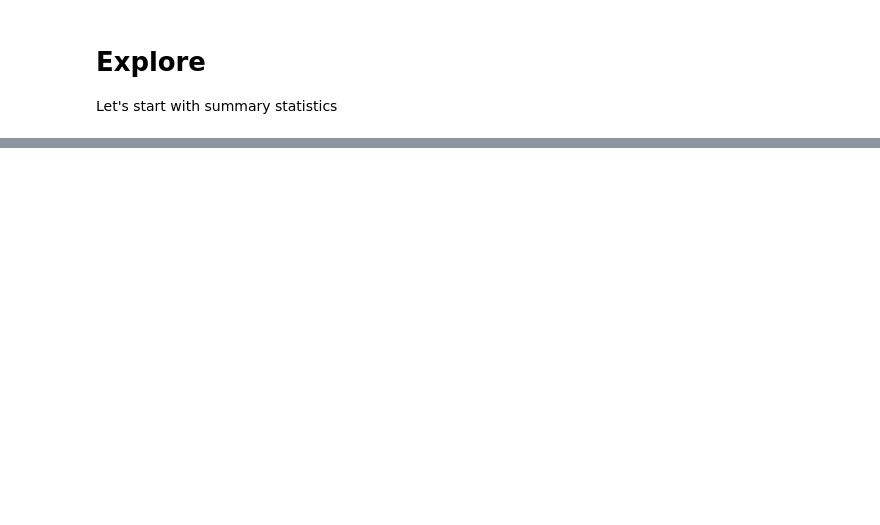
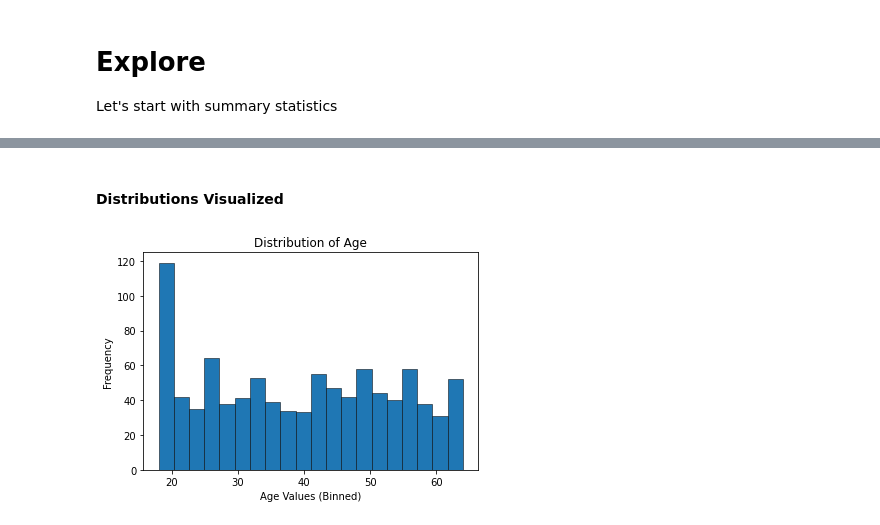
Before and after one commit to adam-gomez/codeacademy-data-science, a Jupyter notebook: us_medical_insurance_costs.ipynb, the cells around one changed output, grey strips where cells are left out. Drawn from its saved outputs; the diff is of its cells as text; code cells hidden in the pictures; blank space fills up the shorter version.

```diff
--- a/us_medical_insurance_costs.ipynb
+++ b/us_medical_insurance_costs.ipynb
@@ -294,0 +312,10 @@ x_train.describe()
+# %% [markdown]
+#### Distributions Visualized
+# %%
+plt.hist(train.age, bins = 20, linewidth=.5, edgecolor='black')
+plt.title('Distribution of Age')
+plt.ylabel('Frequency')
+plt.xlabel('Age Values (Binned)')
+plt.show()
+# %% [output]
+[figure, added]
```
Also changed, not shown: parts of 82 cells of this notebook.
